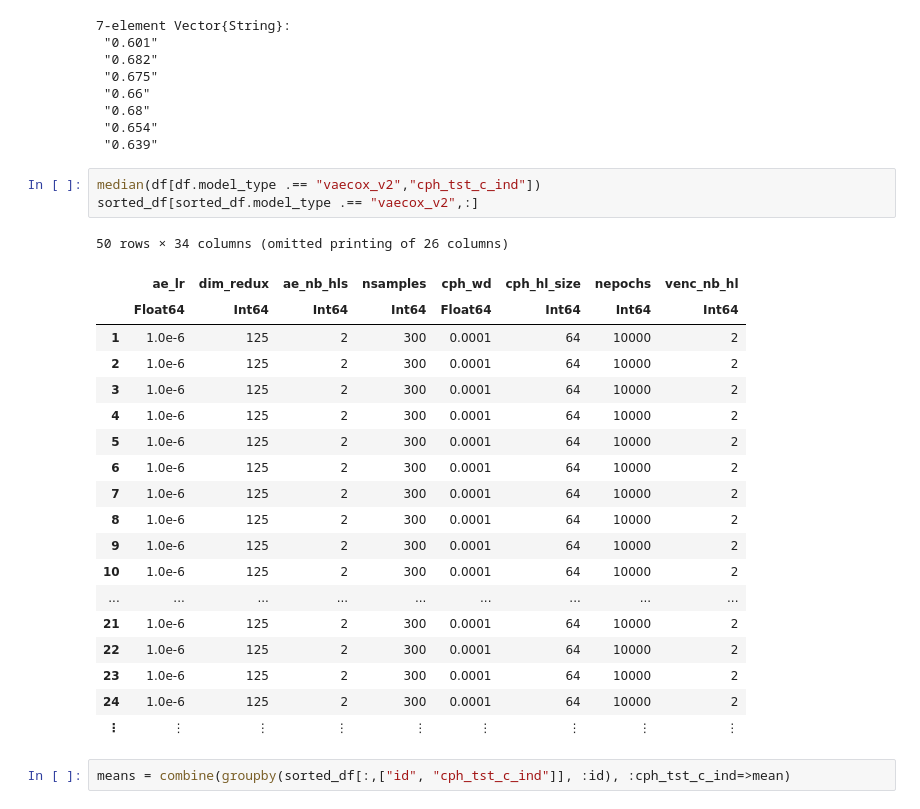
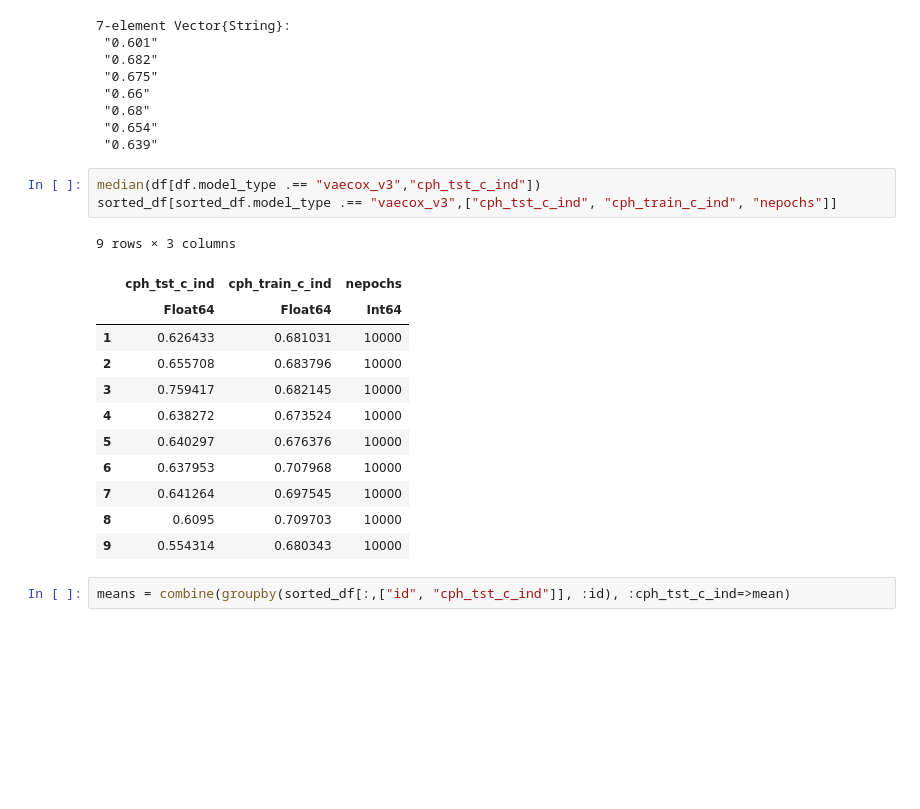
Before and after one commit to lemieux-lab/vae_cox, a Jupyter notebook: VAE_cox.ipynb, the cells around one changed output. Saved outputs shown, nothing was run; the diff lists cells and outputs as text; blank space fills up the shorter version.

```diff
--- a/VAE_cox.ipynb
+++ b/VAE_cox.ipynb
@@ -428,28 +429,21 @@ string.(round.(medians.cph_tst_c_ind_median, digits = 3))
  "0.654"
  "0.639"
 # %%
-median(df[df.model_type .== "vaecox_v2","cph_tst_c_ind"])
-sorted_df[sorted_df.model_type .== "vaecox_v2",:]
+median(df[df.model_type .== "vaecox_v3","cph_tst_c_ind"])
+sorted_df[sorted_df.model_type .== "vaecox_v3",["cph_tst_c_ind", "cph_train_c_ind", "nepochs"]]
 # %% [output]
-50 rows × 34 columns (omitted printing of 26 columns)
+9 rows × 3 columns
-|  | ae_lr | dim_redux | ae_nb_hls | nsamples | cph_wd | cph_hl_size | nepochs | venc_nb_hl |
-|  | Float64 | Int64 | Int64 | Int64 | Float64 | Int64 | Int64 | Int64 |
-| 1 | 1.0e-6 | 125 | 2 | 300 | 0.0001 | 64 | 10000 | 2 |
-| 2 | 1.0e-6 | 125 | 2 | 300 | 0.0001 | 64 | 10000 | 2 |
-| 3 | 1.0e-6 | 125 | 2 | 300 | 0.0001 | 64 | 10000 | 2 |
-| 4 | 1.0e-6 | 125 | 2 | 300 | 0.0001 | 64 | 10000 | 2 |
-| 5 | 1.0e-6 | 125 | 2 | 300 | 0.0001 | 64 | 10000 | 2 |
-| 6 | 1.0e-6 | 125 | 2 | 300 | 0.0001 | 64 | 10000 | 2 |
-| 7 | 1.0e-6 | 125 | 2 | 300 | 0.0001 | 64 | 10000 | 2 |
-| 8 | 1.0e-6 | 125 | 2 | 300 | 0.0001 | 64 | 10000 | 2 |
-| 9 | 1.0e-6 | 125 | 2 | 300 | 0.0001 | 64 | 10000 | 2 |
-| 10 | 1.0e-6 | 125 | 2 | 300 | 0.0001 | 64 | 10000 | 2 |
-| ... | ... | ... | ... | ... | ... | ... | ... | ... |
-| 21 | 1.0e-6 | 125 | 2 | 300 | 0.0001 | 64 | 10000 | 2 |
-| 22 | 1.0e-6 | 125 | 2 | 300 | 0.0001 | 64 | 10000 | 2 |
-| 23 | 1.0e-6 | 125 | 2 | 300 | 0.0001 | 64 | 10000 | 2 |
-| 24 | 1.0e-6 | 125 | 2 | 300 | 0.0001 | 64 | 10000 | 2 |
-| ⋮ | ⋮ | ⋮ | ⋮ | ⋮ | ⋮ | ⋮ | ⋮ | ⋮ |
+|  | cph_tst_c_ind | cph_train_c_ind | nepochs |
+|  | Float64 | Float64 | Int64 |
+| 1 | 0.626433 | 0.681031 | 10000 |
+| 2 | 0.655708 | 0.683796 | 10000 |
+| 3 | 0.759417 | 0.682145 | 10000 |
+| 4 | 0.638272 | 0.673524 | 10000 |
+| 5 | 0.640297 | 0.676376 | 10000 |
+| 6 | 0.637953 | 0.707968 | 10000 |
+| 7 | 0.641264 | 0.697545 | 10000 |
+| 8 | 0.6095 | 0.709703 | 10000 |
+| 9 | 0.554314 | 0.680343 | 10000 |
 # %%
 means = combine(groupby(sorted_df[:,["id", "cph_tst_c_ind"]], :id), :cph_tst_c_ind=>mean)
 # %% [output]
```
Also changed, not shown: parts of 5 cells of this notebook.
